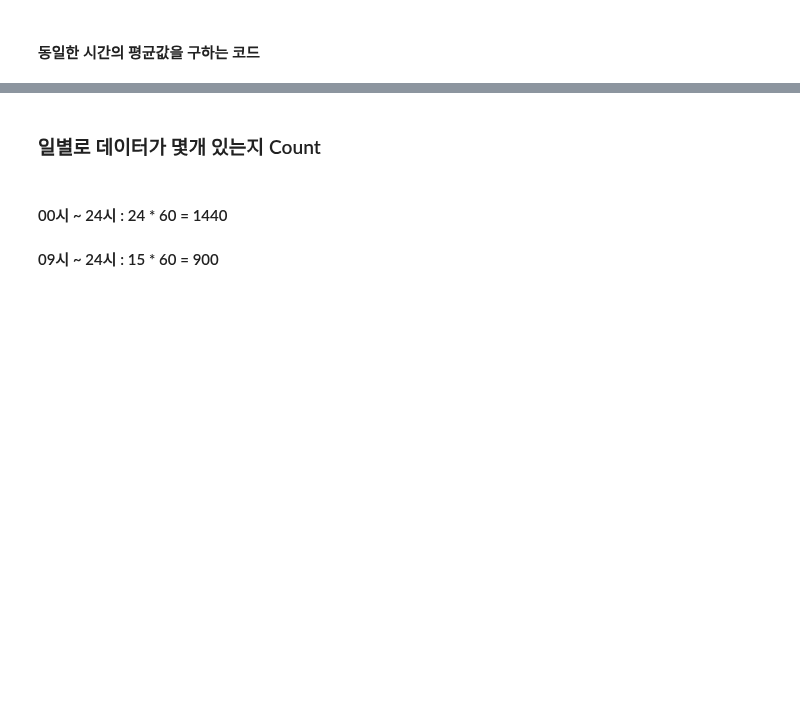
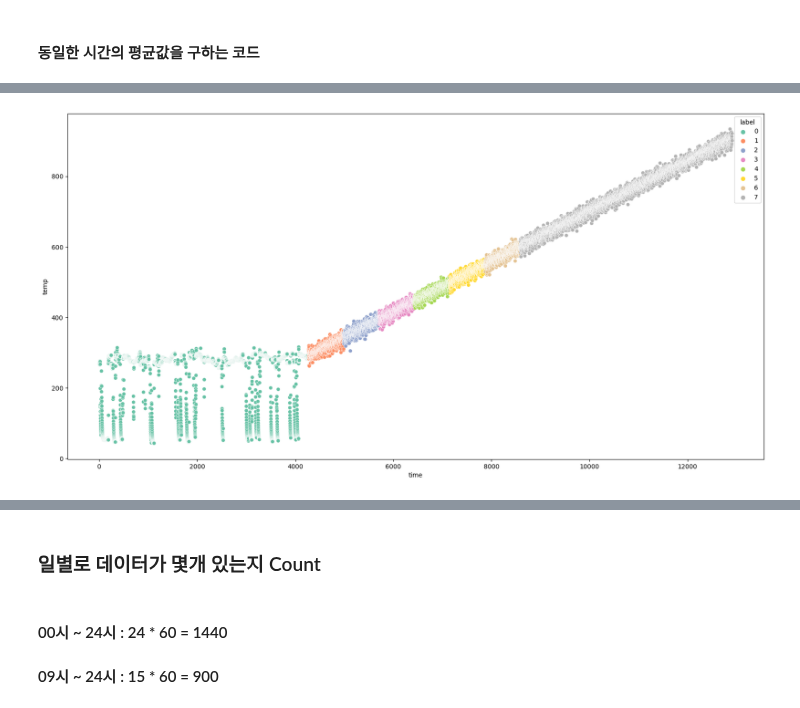
Before and after one commit to ksh914/hanhwa, a Jupyter notebook: data.ipynb, the cells around one changed output, grey strips where cells are left out. Cells and saved outputs as stored; diff of their text form; code cells hidden in the pictures; blank space fills up the shorter version.

```diff
--- a/data.ipynb
+++ b/data.ipynb
@@ -70,0 +250,22 @@ df_gas_mean_new_7['GAS MEAN TEMP'][14945] = 270.72
+# %%
+time = []
+X_train = []
+y_train = []
+share, remainder = LEN // 60, LEN % 60
+for idx in range(share):
+    tmp_data = round(all_df['GAS MEAN TEMP'][idx*60:(idx+1) * 60].mean(), 2)
+    time.append(idx+1)
+    X_train.append(tmp_data)
+    y_train.append(0)
+
+time.append(4272)
+X_train.append(round(all_df['GAS MEAN TEMP'][share*60:].mean(), 2))
+y_train.append(0)
+print(len(X_train))
+idx = 4272
+# df_train = pd.DataFrame({
+#     'time' : time,
+#     'temp' : X_train,
+#     'label' : y_train
+# })
+# df_train
@@ -70,0 +358,6 @@ df_gas_mean_new_7['GAS MEAN TEMP'][14945] = 270.72
+# %%
+plt.figure(figsize = (20,10))
+sns.scatterplot(x = 'time', y = 'temp', data = df_train, hue = 'label', palette = 'Set2')
+plt.show()
+# %% [output]
+[figure, added]
```
Also changed, not shown: parts of 41 cells of this notebook, 10 other files.
